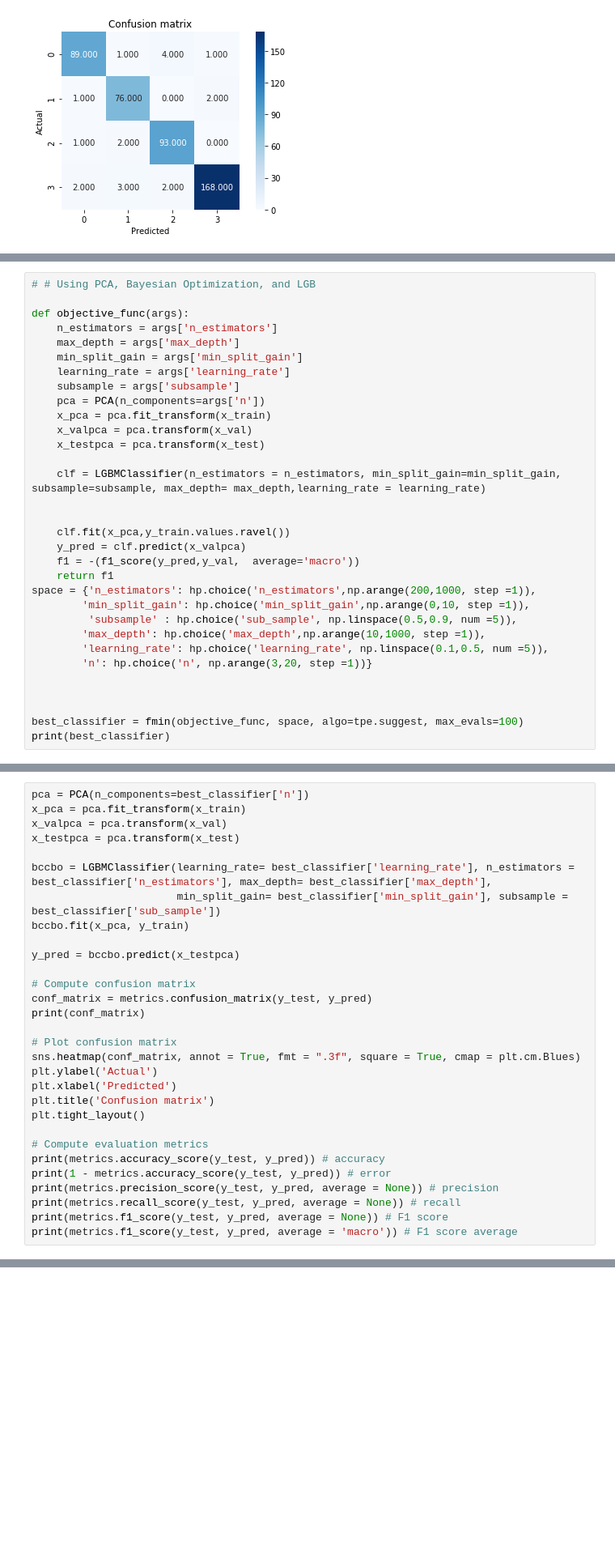
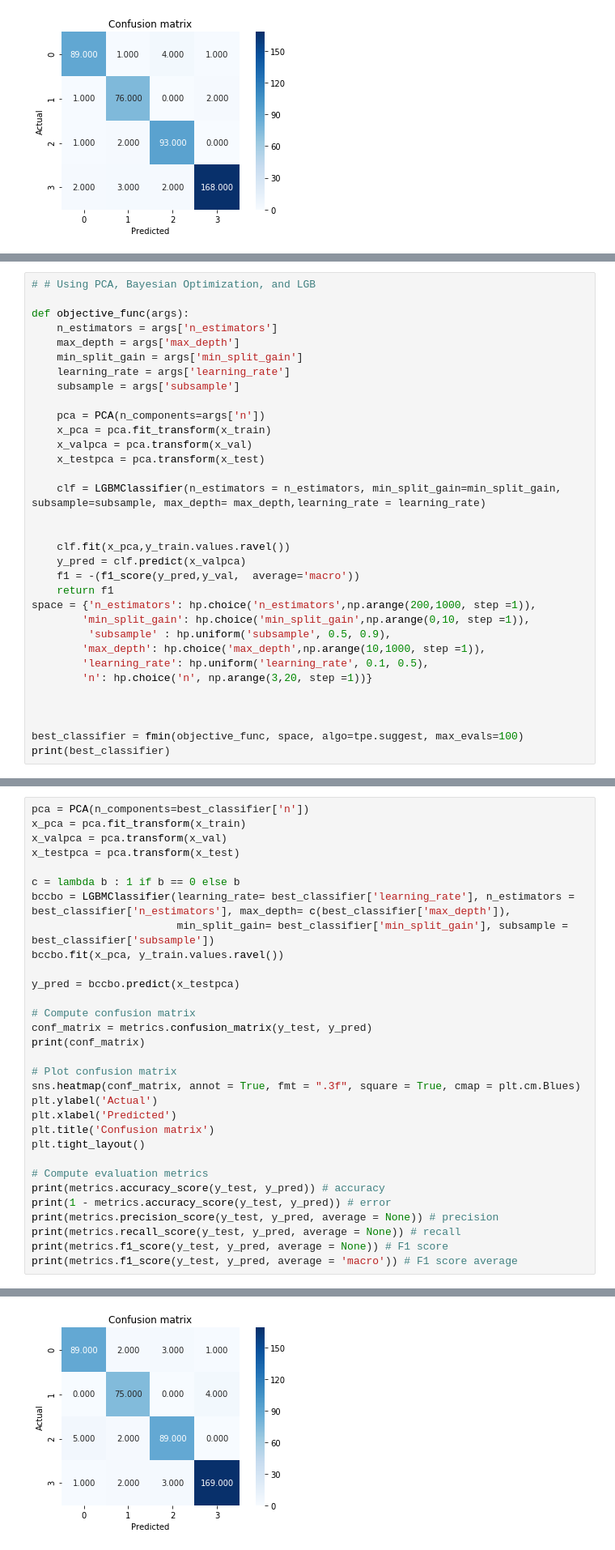
Before and after one commit to kalyankumarp/News_Articles_Categorisation, a Jupyter notebook: News_Articles.ipynb, the cells around one changed output, grey strips where cells are left out. Shown at 81% size. Cells and saved outputs as stored; diff of their text form; blank space fills up the shorter version.

```diff
--- a/News_Articles.ipynb
+++ b/News_Articles.ipynb
@@ -884,6 +923,7 @@ def objective_func(args):
     min_split_gain = args['min_split_gain']
     learning_rate = args['learning_rate']
     subsample = args['subsample']
+
     pca = PCA(n_components=args['n'])
     x_pca = pca.fit_transform(x_train)
     x_valpca = pca.transform(x_val)
@@ -898,9 +938,9 @@ def objective_func(args):
     return f1
 space = {'n_estimators': hp.choice('n_estimators',np.arange(200,1000, step =1)),
         'min_split_gain': hp.choice('min_split_gain',np.arange(0,10, step =1)),
-         'subsample' : hp.choice('sub_sample', np.linspace(0.5,0.9, num =5)),
+         'subsample' : hp.uniform('subsample', 0.5, 0.9),
         'max_depth': hp.choice('max_depth',np.arange(10,1000, step =1)),
-        'learning_rate': hp.choice('learning_rate', np.linspace(0.1,0.5, num =5)),
+        'learning_rate': hp.uniform('learning_rate', 0.1, 0.5),
         'n': hp.choice('n', np.arange(3,20, step =1))}
 
 
@@ -913,9 +955,10 @@ x_pca = pca.fit_transform(x_train)
 x_valpca = pca.transform(x_val)
 x_testpca = pca.transform(x_test)
 
-bccbo = LGBMClassifier(learning_rate= best_classifier['learning_rate'], n_estimators = best_classifier['n_estimators'], max_depth= best_classifier['max_depth'],
-                       min_split_gain= best_classifier['min_split_gain'], subsample = best_classifier['sub_sample'])
-bccbo.fit(x_pca, y_train)
+c = lambda b : 1 if b == 0 else b
+bccbo = LGBMClassifier(learning_rate= best_classifier['learning_rate'], n_estimators = best_classifier['n_estimators'], max_depth= c(best_classifier['max_depth']),
+                       min_split_gain= best_classifier['min_split_gain'], subsample = best_classifier['subsample'])
+bccbo.fit(x_pca, y_train.values.ravel())
 
 y_pred = bccbo.predict(x_testpca)
 
@@ -937,3 +980,4 @@ print(metrics.precision_score(y_test, y_pred, average = None)) # precision
 print(metrics.recall_score(y_test, y_pred, average = None)) # recall
 print(metrics.f1_score(y_test, y_pred, average = None)) # F1 score
 print(metrics.f1_score(y_test, y_pred, average = 'macro')) # F1 score average
+# %% [output]
@@ -939,0 +994 @@ print(metrics.f1_score(y_test, y_pred, average = 'macro')) # F1 score average
+[figure, added]
```
Also changed, not shown: parts of 9 cells of this notebook.
